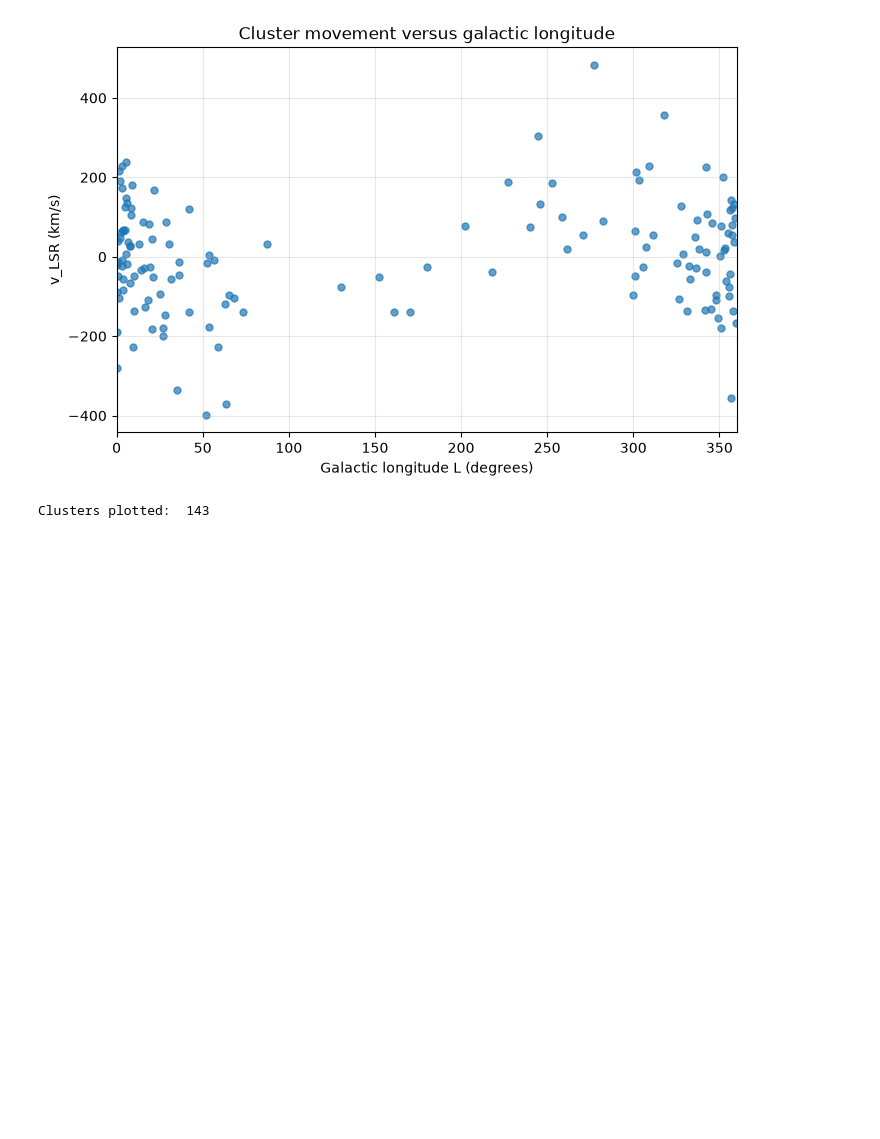
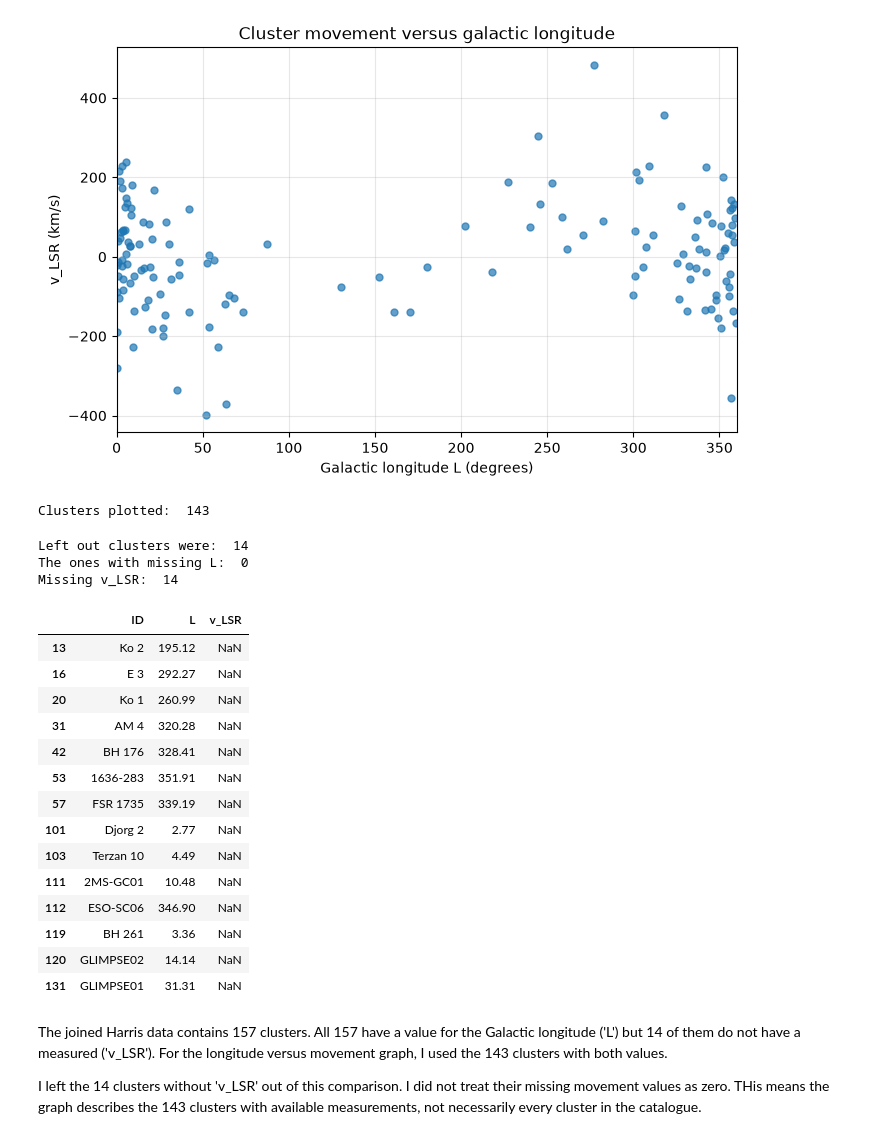
Before and after one commit to FeymanMCSQ/PHYS3116-Computational-Assignment, a Jupyter notebook: Safi's Folder/safisCode.ipynb, the cells around one changed output. Saved outputs shown, nothing was run; the diff lists cells and outputs as text; code cells hidden in the pictures; blank space fills up the shorter version.

Commit message:
found out why the 14 excluded clusters were excluded and also did a pass making sure the merge was correct

```diff
--- a/Safi's Folder/safisCode.ipynb
+++ b/Safi's Folder/safisCode.ipynb
@@ -84,3 +84,33 @@ print("Clusters plotted: ", len(plot_data))
 # %% [output]
 [figure]
 Clusters plotted:  143
+# %%
+left_out_lines = marged[marged[["L", "v_LSR"]].isna().any(axis=1)]
+
+print("Left out clusters were: ", len(left_out_lines))
+print("The ones with missing L: ", left_out_lines["L"].isna().sum())
+print("Missing v_LSR: ", left_out_lines["v_LSR"].isna().sum())
+display(left_out_lines[["ID", "L", "v_LSR"]])
+# %% [output]
+Left out clusters were:  14
+The ones with missing L:  0
+Missing v_LSR:  14
+|  | ID | L | v_LSR |
+| 13 | Ko 2 | 195.12 | NaN |
+| 16 | E 3 | 292.27 | NaN |
+| 20 | Ko 1 | 260.99 | NaN |
+| 31 | AM 4 | 320.28 | NaN |
+| 42 | BH 176 | 328.41 | NaN |
+| 53 | 1636-283 | 351.91 | NaN |
+| 57 | FSR 1735 | 339.19 | NaN |
+| 101 | Djorg 2 | 2.77 | NaN |
+| 103 | Terzan 10 | 4.49 | NaN |
+| 111 | 2MS-GC01 | 10.48 | NaN |
+| 112 | ESO-SC06 | 346.90 | NaN |
+| 119 | BH 261 | 3.36 | NaN |
+| 120 | GLIMPSE02 | 14.14 | NaN |
+| 131 | GLIMPSE01 | 31.31 | NaN |
+# %% [markdown]
+The joined Harris data contains 157 clusters. All 157 have a value for the Galactic longitude ('L') but 14 of them do not have a measured ('v_LSR'). For the longitude versus movement graph, I used the 143 clusters with both values.
+
+I left the 14 clusters without 'v_LSR' out of this comparison. I did not treat their missing movement values as zero. THis means the graph describes the 143 clusters with available measurements, not necessarily every cluster in the catalogue.
```
